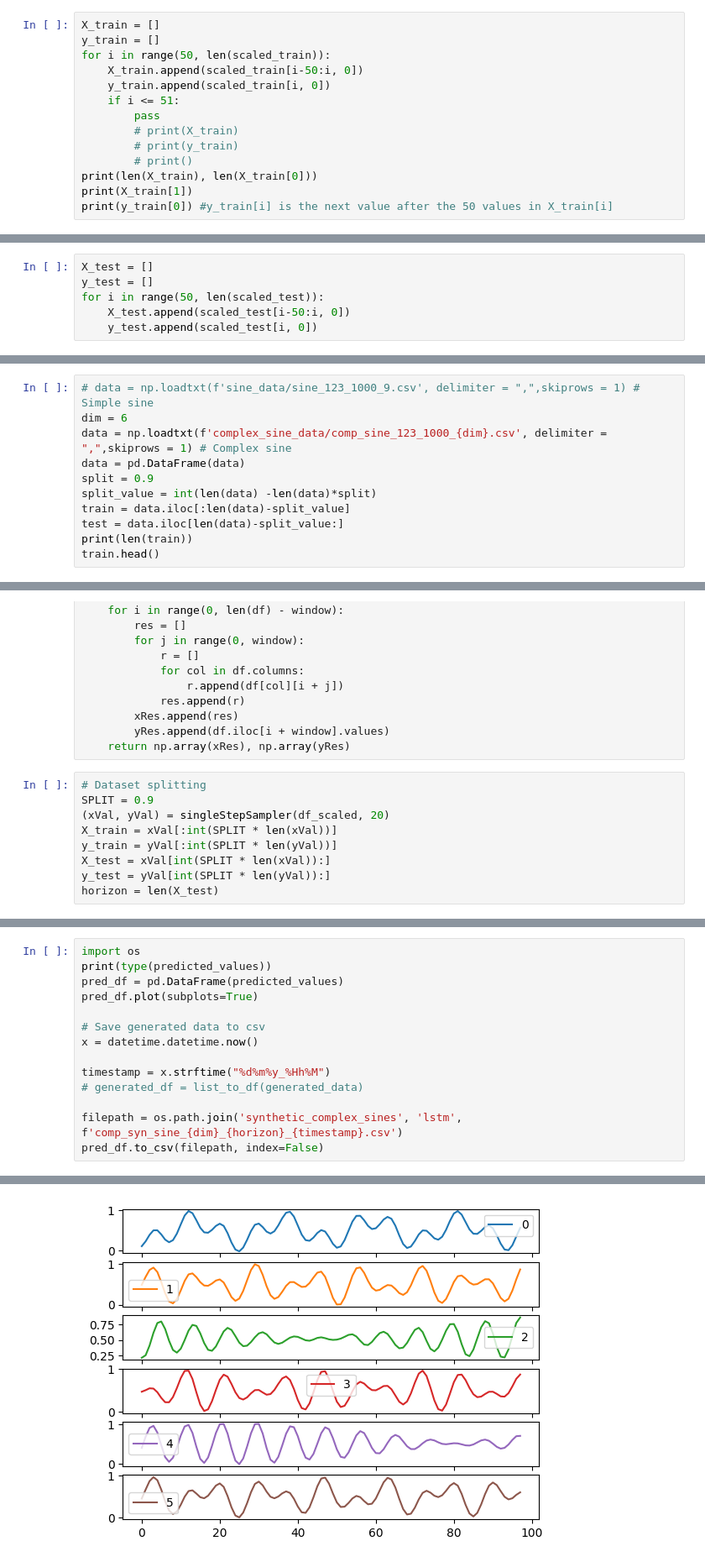
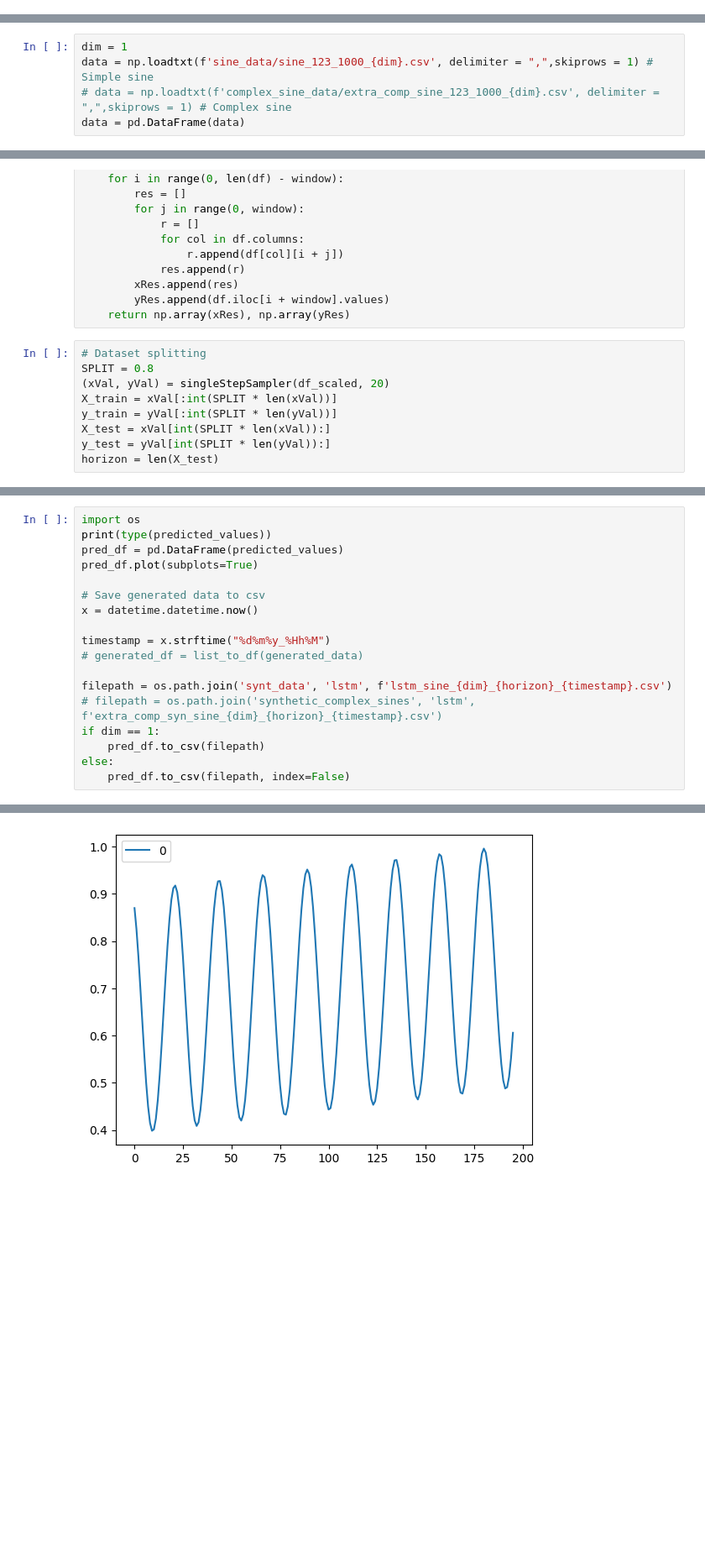
Before and after one commit to fredrikSveen/MSc_time_series_GAN, a Jupyter notebook: simple_rnn.ipynb, the cells around one changed output, grey strips where cells are left out. Shown at 84% size. Cells and saved outputs as stored; diff of their text form; blank space fills up the shorter version.

```diff
--- a/simple_rnn.ipynb
+++ b/simple_rnn.ipynb
@@ -58,14 +2,0 @@ scaled_test = scaler.fit_transform(dataset_test)
-# %%
-X_train = []
-y_train = []
-for i in range(50, len(scaled_train)):
-	X_train.append(scaled_train[i-50:i, 0])
-	y_train.append(scaled_train[i, 0])
-	if i <= 51:
-		pass
-		# print(X_train)
-		# print(y_train)
-		# print()
-print(len(X_train), len(X_train[0]))
-print(X_train[1])
-print(y_train[0]) #y_train[i] is the next value after the 50 values in X_train[i]
@@ -88,6 +2,0 @@ print(y_train[0]) #y_train[i] is the next value after the 50 values in X_train[i
-# %%
-X_test = []
-y_test = []
-for i in range(50, len(scaled_test)):
-    X_test.append(scaled_test[i-50:i, 0])
-    y_test.append(scaled_test[i, 0])
@@ -244,11 +20,5 @@ To enable the following instructions: AVX2 FMA, in other operations, rebuild Ten
 # %%
-# data = np.loadtxt(f'sine_data/sine_123_1000_9.csv', delimiter = ",",skiprows = 1) # Simple sine
-dim = 6
-data = np.loadtxt(f'complex_sine_data/comp_sine_123_1000_{dim}.csv', delimiter = ",",skiprows = 1) # Complex sine
+dim = 1
+data = np.loadtxt(f'sine_data/sine_123_1000_{dim}.csv', delimiter = ",",skiprows = 1) # Simple sine
+# data = np.loadtxt(f'complex_sine_data/extra_comp_sine_123_1000_{dim}.csv', delimiter = ",",skiprows = 1) # Complex sine
 data = pd.DataFrame(data)
-split = 0.9
-split_value = int(len(data) -len(data)*split)
-train = data.iloc[:len(data)-split_value]
-test = data.iloc[len(data)-split_value:]
-print(len(train))
-train.head()
@@ -288,7 +50,7 @@ def singleStepSampler(df, window):
 	return np.array(xRes), np.array(yRes)
 # %%
 # Dataset splitting
-SPLIT = 0.9
+SPLIT = 0.8
 (xVal, yVal) = singleStepSampler(df_scaled, 20)
 X_train = xVal[:int(SPLIT * len(xVal))]
 y_train = yVal[:int(SPLIT * len(yVal))]
@@ -371,17 +133,21 @@ predicted_values = multivariate_lstm.predict(X_test)
 # %%
 import os
 print(type(predicted_values))
 pred_df = pd.DataFrame(predicted_values)
 pred_df.plot(subplots=True)
 
 # Save generated data to csv
 x = datetime.datetime.now()
 
 timestamp = x.strftime("%d%m%y_%Hh%M")
 # generated_df = list_to_df(generated_data)
 
-filepath = os.path.join('synthetic_complex_sines', 'lstm', f'comp_syn_sine_{dim}_{horizon}_{timestamp}.csv')
-pred_df.to_csv(filepath, index=False)
+filepath = os.path.join('synt_data', 'lstm', f'lstm_sine_{dim}_{horizon}_{timestamp}.csv')
+# filepath = os.path.join('synthetic_complex_sines', 'lstm', f'extra_comp_syn_sine_{dim}_{horizon}_{timestamp}.csv')
+if dim == 1:
+    pred_df.to_csv(filepath)
+else:
+    pred_df.to_csv(filepath, index=False)
 # %% [output]
 <class 'numpy.ndarray'>
-[figure, old version]
+[figure, new version]
```
Also changed, not shown: parts of 19 cells of this notebook, 1 other file.
